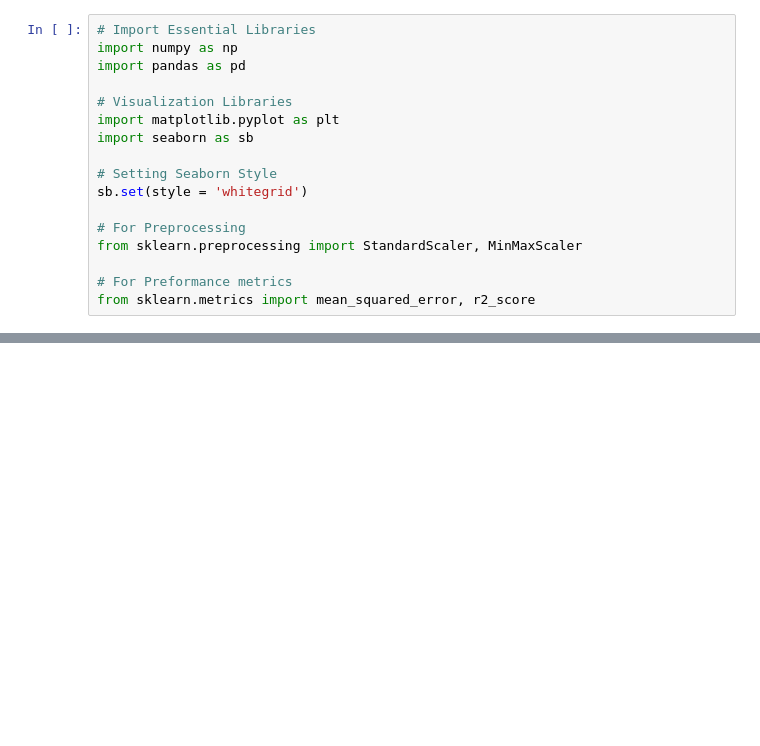
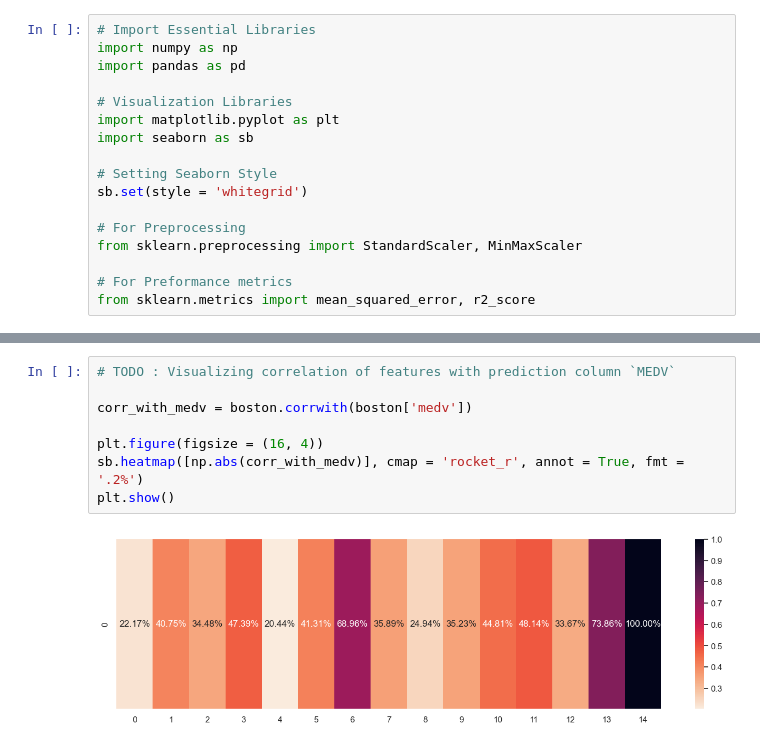
Before and after one commit to shabir67/boston-housing-prediction, a Jupyter notebook: Boston_Assignment.ipynb, the cells around one changed output, grey strips where cells are left out. Saved outputs shown, nothing was run; the diff lists cells and outputs as text; blank space fills up the shorter version.

```diff
--- a/Boston_Assignment.ipynb
+++ b/Boston_Assignment.ipynb
@@ -24,0 +104,10 @@ FileNotFoundError: [Errno 2] No such file or directory: './Data/housing.csv'
+# %%
+# TODO : Visualizing correlation of features with prediction column `MEDV`
+
+corr_with_medv = boston.corrwith(boston['medv'])
+
+plt.figure(figsize = (16, 4))
+sb.heatmap([np.abs(corr_with_medv)], cmap = 'rocket_r', annot = True, fmt = '.2%')
+plt.show()
+# %% [output]
+[figure, added]
```
Also changed, not shown: parts of 47 cells of this notebook, 2 other files.
